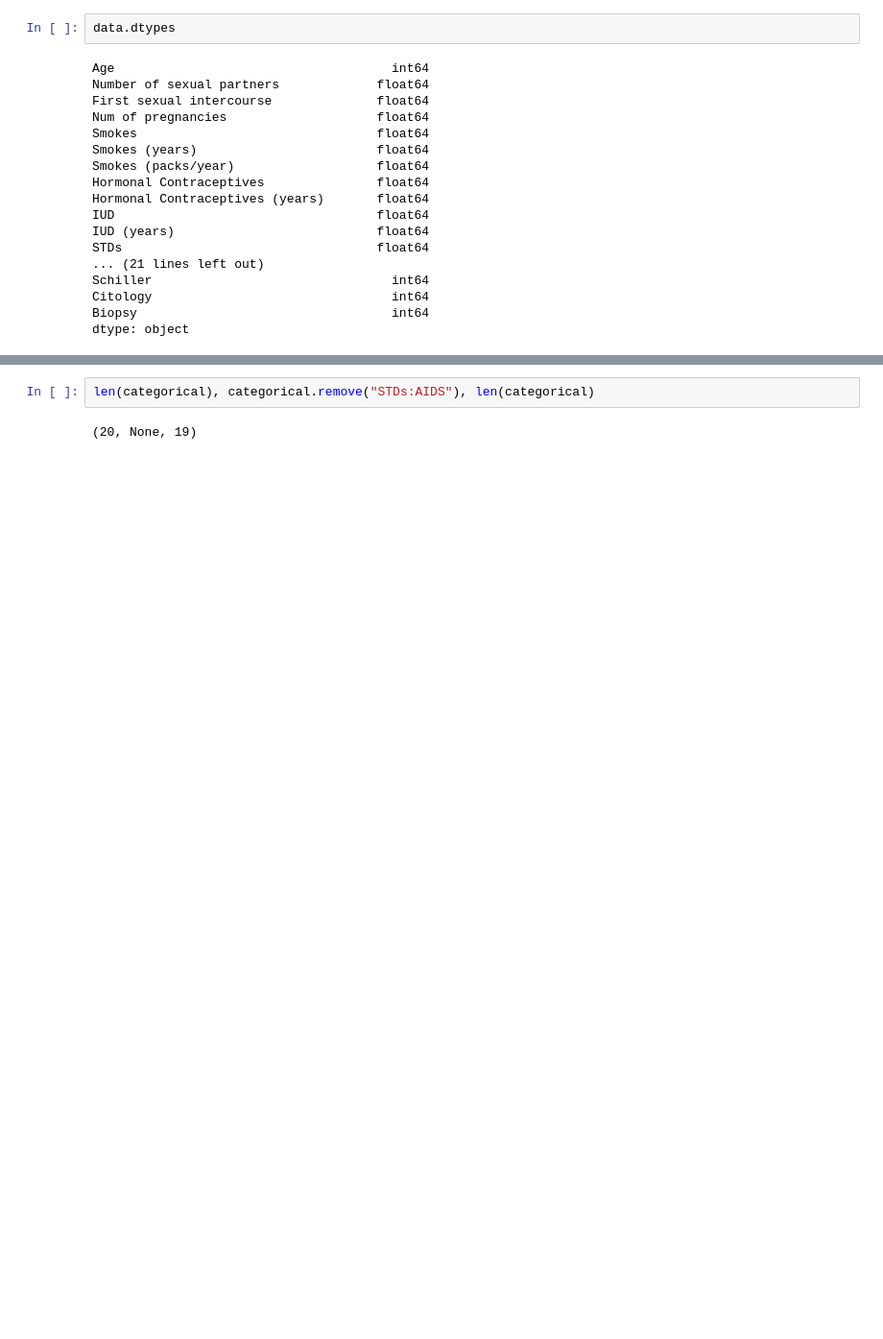
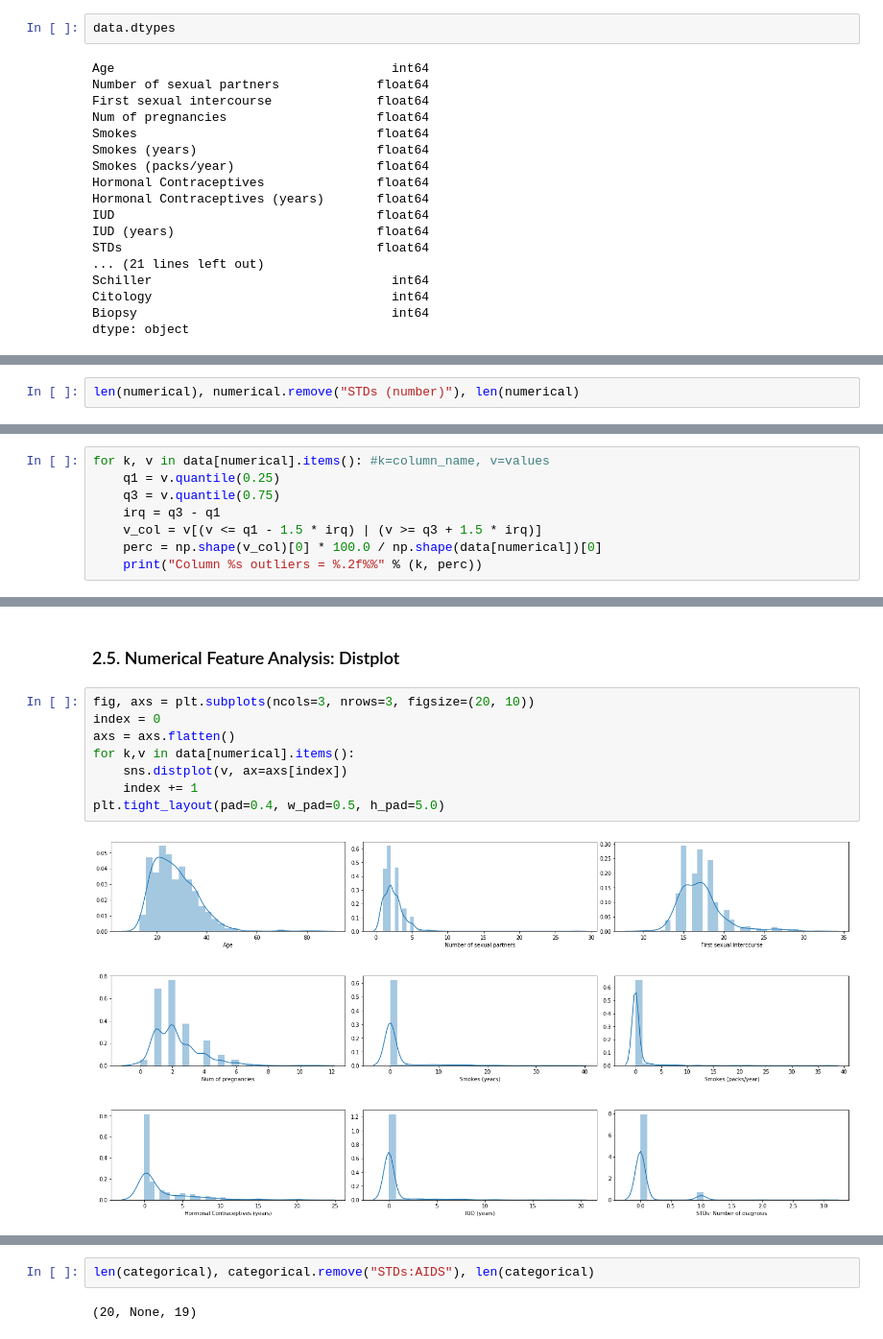
Before and after one commit to skyimager/intro-to-ml-with-python, a Jupyter notebook: week7/cervical_cancer_final.ipynb, the cells around one changed output, grey strips where cells are left out. Shown at 96% size. Saved outputs shown, nothing was run; the diff lists cells and outputs as text; blank space fills up the shorter version.

```diff
--- a/week7/cervical_cancer_final.ipynb
+++ b/week7/cervical_cancer_final.ipynb
@@ -239,0 +282,2 @@ data.head()
+# %%
+len(numerical), numerical.remove("STDs (number)"), len(numerical)
@@ -239,0 +288,8 @@ data.head()
+# %%
+for k, v in data[numerical].items(): #k=column_name, v=values
+    q1 = v.quantile(0.25)
+    q3 = v.quantile(0.75)
+    irq = q3 - q1
+    v_col = v[(v <= q1 - 1.5 * irq) | (v >= q3 + 1.5 * irq)]
+    perc = np.shape(v_col)[0] * 100.0 / np.shape(data[numerical])[0]
+    print("Column %s outliers = %.2f%%" % (k, perc))
@@ -239,0 +306,12 @@ data.head()
+# %% [markdown]
+### 2.5. Numerical Feature Analysis: Distplot
+# %%
+fig, axs = plt.subplots(ncols=3, nrows=3, figsize=(20, 10))
+index = 0
+axs = axs.flatten()
+for k,v in data[numerical].items():
+    sns.distplot(v, ax=axs[index])
+    index += 1
+plt.tight_layout(pad=0.4, w_pad=0.5, h_pad=5.0)
+# %% [output]
+[figure, added]
```
Also changed, not shown: parts of 136 cells of this notebook.
